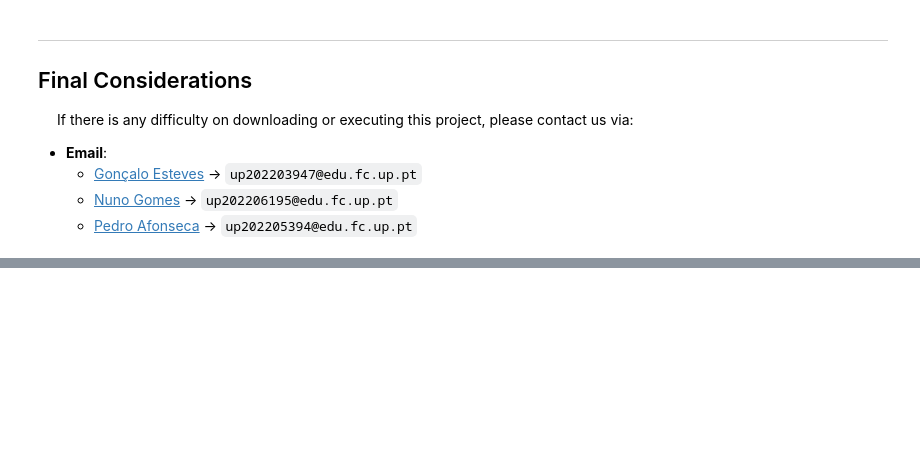
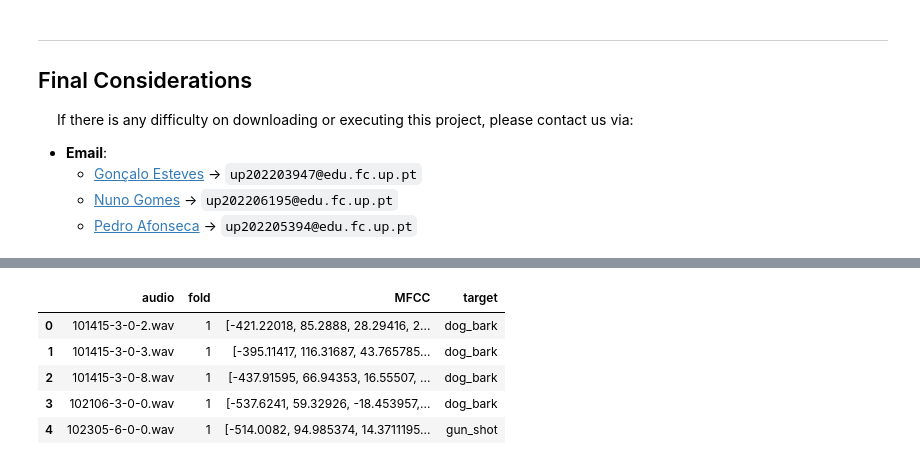
Before and after one commit to EstevesX10/ML2-Urban-Sound-Classification, a Jupyter notebook: Urban-Sound-Classification/UrbanSoundClassification.ipynb, the cells around one changed output, grey strips where cells are left out. Saved outputs shown, nothing was run; the diff lists cells and outputs as text; code cells hidden in the pictures; blank space fills up the shorter version.

Commit message:
Updated some code and started playing around with the MFCCs on a NN

```diff
--- a/Urban-Sound-Classification/UrbanSoundClassification.ipynb
+++ b/Urban-Sound-Classification/UrbanSoundClassification.ipynb
@@ -412,0 +428,12 @@ $\quad$ If there is any difficulty on downloading or executing this project, ple
+# %%
+# Loading the mean mfccs from a singuar fold
+fold = 1
+mfccs = pd.read_csv(pathsConfig['Datasets'][f'Fold-{fold}']['MFCCs-Feature'])
+mfccs.head()
+# %% [output]
+|  | audio | fold | MFCC | target |
+| 0 | 101415-3-0-2.wav | 1 | [-421.22018, 85.2888, 28.29416, 2... | dog_bark |
+| 1 | 101415-3-0-3.wav | 1 | [-395.11417, 116.31687, 43.765785... | dog_bark |
+| 2 | 101415-3-0-8.wav | 1 | [-437.91595, 66.94353, 16.55507, ... | dog_bark |
+| 3 | 102106-3-0-0.wav | 1 | [-537.6241, 59.32926, -18.453957,... | dog_bark |
+| 4 | 102305-6-0-0.wav | 1 | [-514.0082, 94.985374, 14.3711195... | gun_shot |
```
Also changed, not shown: parts of 17 cells of this notebook.
